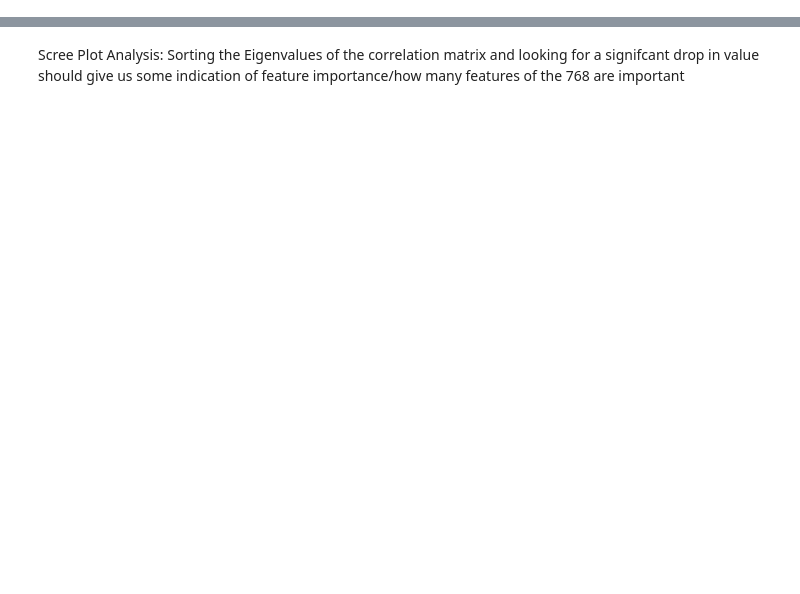
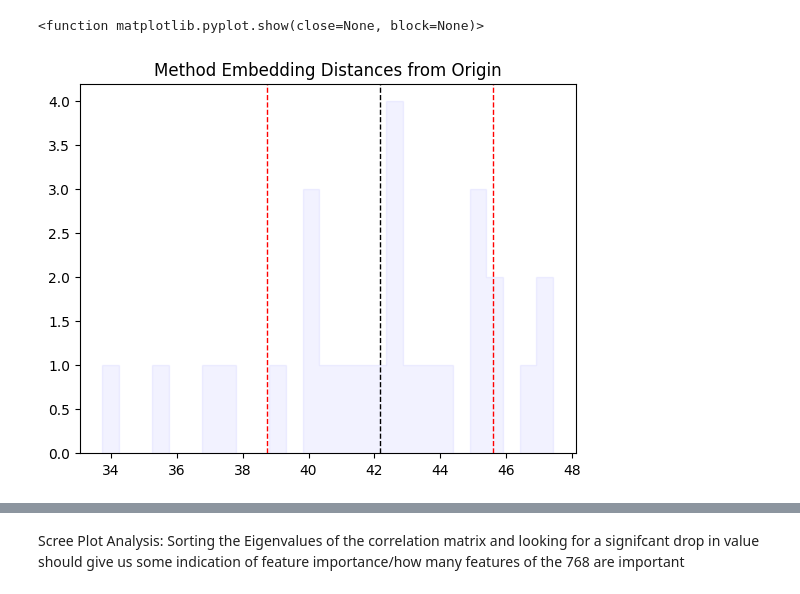
Before and after one commit to gbrown831/TopologyProject, a Jupyter notebook: ExploratoryDataAnalysisIvy.ipynb, the cells around one changed output, grey strips where cells are left out. Drawn from its saved outputs; the diff is of its cells as text; code cells hidden in the pictures; blank space fills up the shorter version.

```diff
--- a/ExploratoryDataAnalysisIvy.ipynb
+++ b/ExploratoryDataAnalysisIvy.ipynb
@@ -36,0 +166,5 @@ len(token_cloud)
+# %%
+paths, _ = get_embedding_paths(levels=['method'])
+method_set = paths_to_data(paths)
+
+len(paths)
@@ -74,0 +219,9 @@ computeL2Norms(token_cloud, 'token')
+# %%
+#Method
+
+computeL2Norms(method_set['embeds'])
+plt.title("Method Embedding Distances from Origin")
+plt.show
+# %% [output]
+<function matplotlib.pyplot.show(close=None, block=None)>
+[figure, added]
```
Also changed, not shown: parts of 99 cells of this notebook.
